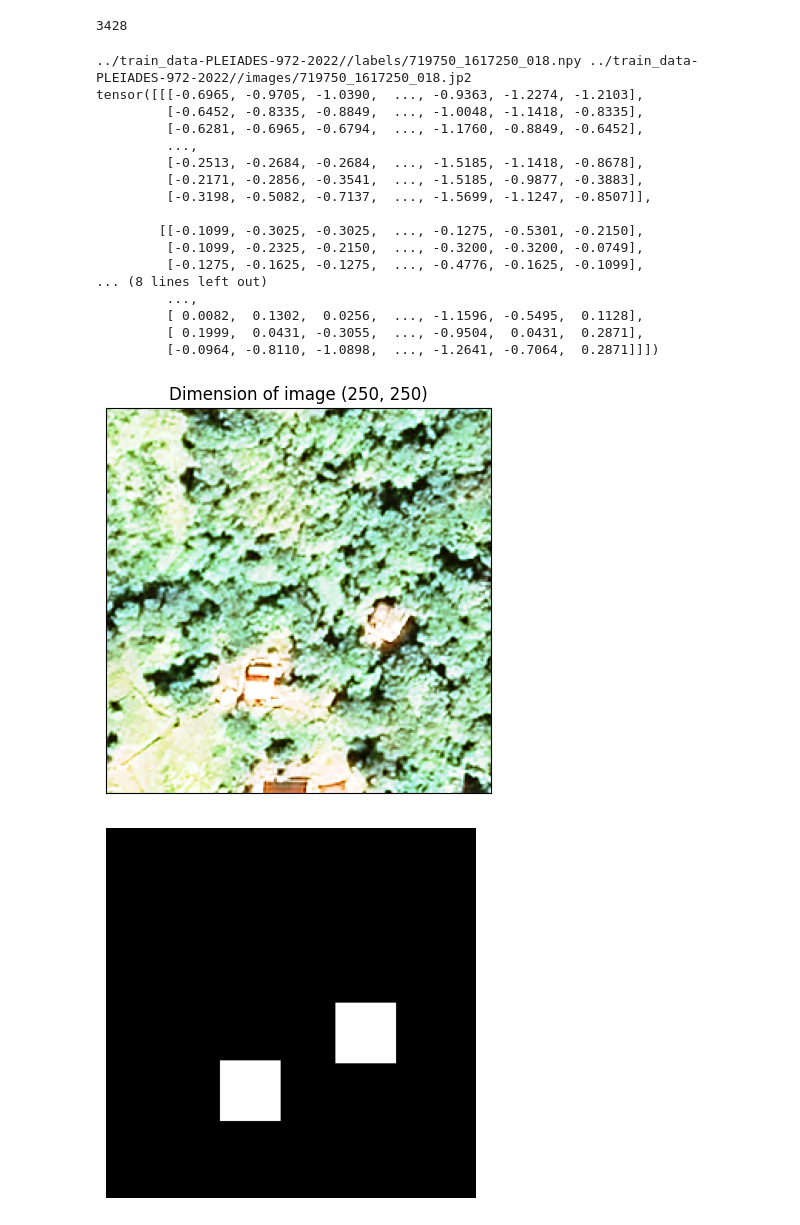
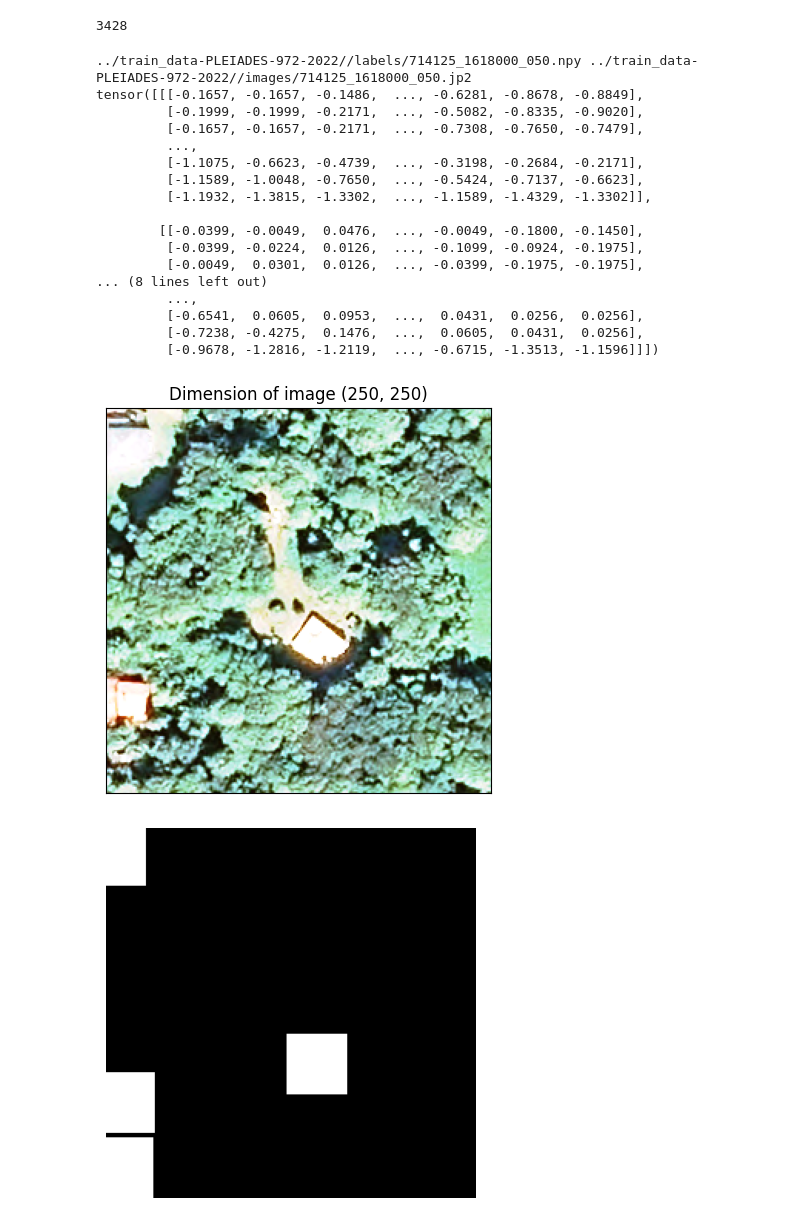
Before and after one commit to InseeFrLab/detection-habitat-spontane, a Jupyter notebook: controle_dataloader.ipynb, the cells around one changed output. Cells and saved outputs as stored; diff of their text form; code cells hidden in the pictures.

```diff
--- a/controle_dataloader.ipynb
+++ b/controle_dataloader.ipynb
@@ -556,49 +556,57 @@ len(valid_dl.dataset)
 # %% [output]
 13716
 3428
+# %%
+train_ds = train_dl.dataset
+num_element = 5
+num_element = 5000
+num_element = 10000
+num_element = 12000
+num_element = 3000
 # %%
-images, labels, dic = next(iter(train_dl))
+
+images, labels, dic = train_ds[num_element]
 num_dans_batch = 0
-print(dic["pathlabel"][num_dans_batch],dic["pathimage"][num_dans_batch])
-print(images[num_dans_batch])
+print(dic["pathlabel"],dic["pathimage"])
+print(images)
 
 SatelliteImage.from_raster(
-    dic["pathimage"][num_dans_batch],
+    dic["pathimage"],
     "973",
     "",
     3
 ).plot([0,1,2])
 
 # mask mis pour l'entrainement
-plt.imshow(labels[num_dans_batch], cmap='gray', vmin=0, vmax=1)
+plt.imshow(labels, cmap='gray', vmin=0, vmax=1)
 plt.axis('off')
 plt.show()
 
 # path du mask
-label_mask = np.load(dic["pathlabel"][num_dans_batch])
+label_mask = np.load(dic["pathlabel"])
 
 plt.imshow(label_mask, cmap='gray', vmin=0, vmax=1)
 plt.axis('off')
 plt.show()
 
 del images, labels, dic
 # %% [output]
-../train_data-PLEIADES-972-2022//labels/719750_1617250_018.npy ../train_data-PLEIADES-972-2022//images/719750_1617250_018.jp2
-tensor([[[-0.6965, -0.9705, -1.0390,  ..., -0.9363, -1.2274, -1.2103],
-         [-0.6452, -0.8335, -0.8849,  ..., -1.0048, -1.1418, -0.8335],
-         [-0.6281, -0.6965, -0.6794,  ..., -1.1760, -0.8849, -0.6452],
+../train_data-PLEIADES-972-2022//labels/714125_1618000_050.npy ../train_data-PLEIADES-972-2022//images/714125_1618000_050.jp2
+tensor([[[-0.1657, -0.1657, -0.1486,  ..., -0.6281, -0.8678, -0.8849],
+         [-0.1999, -0.1999, -0.2171,  ..., -0.5082, -0.8335, -0.9020],
+         [-0.1657, -0.1657, -0.2171,  ..., -0.7308, -0.7650, -0.7479],
          ...,
-         [-0.2513, -0.2684, -0.2684,  ..., -1.5185, -1.1418, -0.8678],
-         [-0.2171, -0.2856, -0.3541,  ..., -1.5185, -0.9877, -0.3883],
-         [-0.3198, -0.5082, -0.7137,  ..., -1.5699, -1.1247, -0.8507]],
+         [-1.1075, -0.6623, -0.4739,  ..., -0.3198, -0.2684, -0.2171],
+         [-1.1589, -1.0048, -0.7650,  ..., -0.5424, -0.7137, -0.6623],
+         [-1.1932, -1.3815, -1.3302,  ..., -1.1589, -1.4329, -1.3302]],
 
-        [[-0.1099, -0.3025, -0.3025,  ..., -0.1275, -0.5301, -0.2150],
-         [-0.1099, -0.2325, -0.2150,  ..., -0.3200, -0.3200, -0.0749],
-         [-0.1275, -0.1625, -0.1275,  ..., -0.4776, -0.1625, -0.1099],
+        [[-0.0399, -0.0049,  0.0476,  ..., -0.0049, -0.1800, -0.1450],
+         [-0.0399, -0.0224,  0.0126,  ..., -0.1099, -0.0924, -0.1975],
+         [-0.0049,  0.0301,  0.0126,  ..., -0.0399, -0.1975, -0.1975],
 ... (8 lines left out)
          ...,
-         [ 0.0082,  0.1302,  0.0256,  ..., -1.1596, -0.5495,  0.1128],
-         [ 0.1999,  0.0431, -0.3055,  ..., -0.9504,  0.0431,  0.2871],
-         [-0.0964, -0.8110, -1.0898,  ..., -1.2641, -0.7064,  0.2871]]])
+         [-0.6541,  0.0605,  0.0953,  ...,  0.0431,  0.0256,  0.0256],
+         [-0.7238, -0.4275,  0.1476,  ...,  0.0605,  0.0431,  0.0256],
+         [-0.9678, -1.2816, -1.2119,  ..., -0.6715, -1.3513, -1.1596]]])
-[figure, old version]
+[figure, new version]
-[figure, old version]
+[figure, new version]
```
Also changed, not shown: parts of 3 cells of this notebook.
